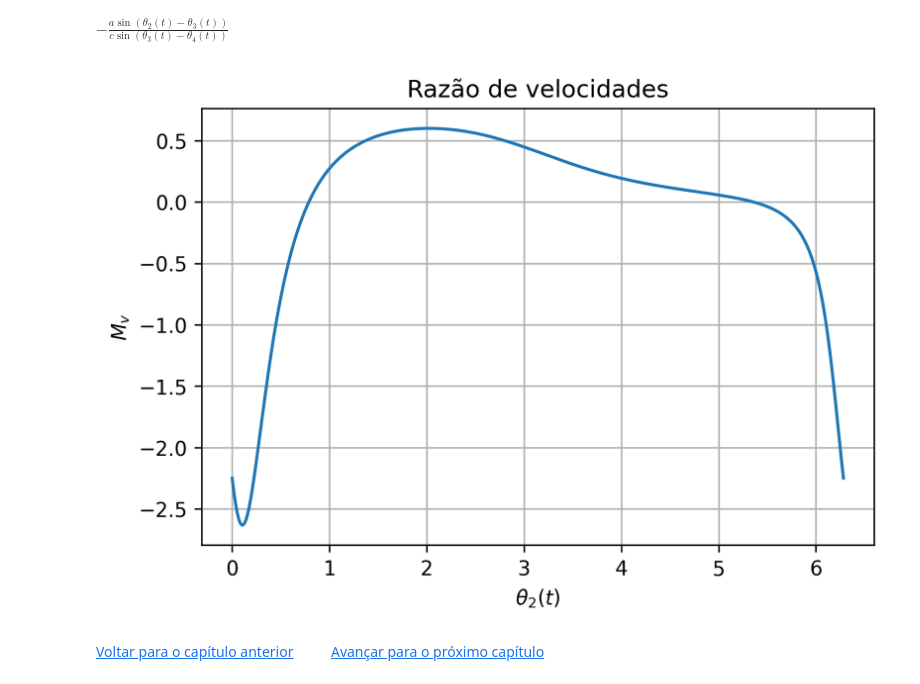
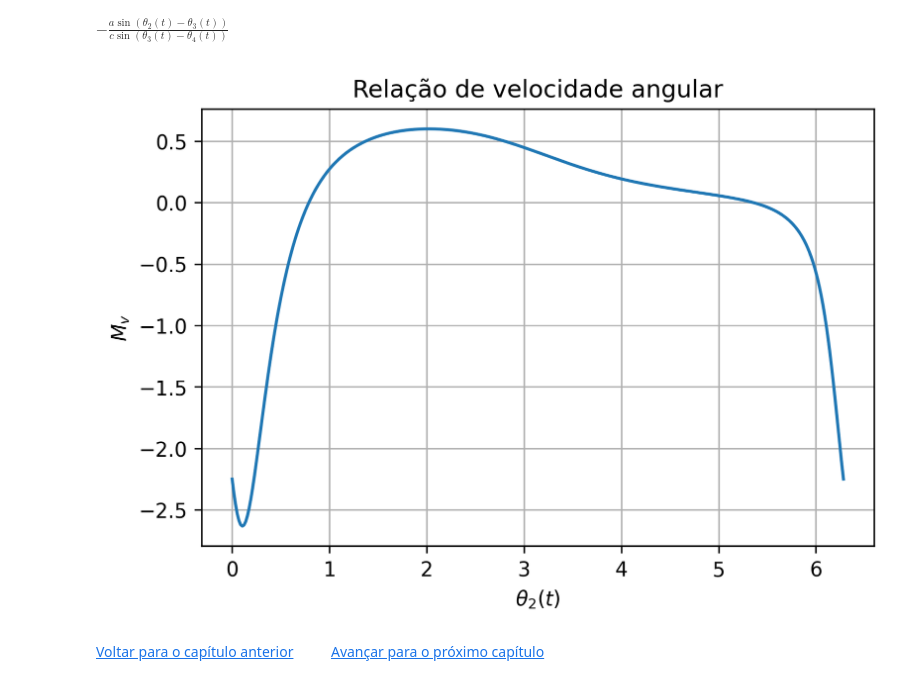
Before and after one commit to Pi-vi/Mecanismos, a Jupyter notebook: Mecs6.ipynb, the cells around one changed output. Cells and saved outputs as stored; diff of their text form; code cells hidden in the pictures.

```diff
--- a/Mecs6.ipynb
+++ b/Mecs6.ipynb
@@ -282,8 +286,8 @@ th3_sol
 # %% [output]
 $\displaystyle - 2 \operatorname{atan}{\left(\frac{2 a b \sin{\left(\theta_{2}{\left(t \right)} \right)} - \sqrt{- a^{4} + 4 a^{3} d \cos{\left(\theta_{2}{\left(t \right)} \right)} + 4 a^{2} b^{2} \sin^{2}{\left(\theta_{2}{\left(t \right)} \right)} + 4 a^{2} b^{2} \cos^{2}{\left(\theta_{2}{\left(t \right)} \right)} - 2 a^{2} b^{2} + 2 a^{2} c^{2} - 4 a^{2} d^{2} \cos^{2}{\left(\theta_{2}{\left(t \right)} \right)} - 2 a^{2} d^{2} - 4 a b^{2} d \cos{\left(\theta_{2}{\left(t \right)} \right)} - 4 a c^{2} d \cos{\left(\theta_{2}{\left(t \right)} \right)} + 4 a d^{3} \cos{\left(\theta_{2}{\left(t \right)} \right)} - b^{4} + 2 b^{2} c^{2} + 2 b^{2} d^{2} - c^{4} + 2 c^{2} d^{2} - d^{4}}}{a^{2} - 2 a b \cos{\left(\theta_{2}{\left(t \right)} \right)} - 2 a d \cos{\left(\theta_{2}{\left(t \right)} \right)} + b^{2} + 2 b d - c^{2} + d^{2}} \right)}$
 # %%
-th4_sol = 2*atan((2*a*c*sin(th2) - sqrt(-a**4 + 4*a**3*d*cos(th2) + 2*a**2*b**2 + 4*a**2*c**2*sin(th2)**2 + 4*a**2*c**2*cos(th2)**2 - 2*a**2*c**2 - 4*a**2*d**2*cos(th2)**2 - 2*a**2*d**2 - 4*a*b**2*d*cos(th2) - 4*a*c**2*d*cos(th2) + 4*a*d**3*cos(th2) - b**4 + 2*b**2*c**2 + 2*b**2*d**2 - c**4 + 2*c**2*d**2 - d**4))/(a**2 + 2*a*c*cos(th2) - 2*a*d*cos(th2) - b**2 + c**2 - 2*c*d + d**2))
-th4_sol
+theta4_sol = 2*atan((2*a*c*sin(theta2) - sqrt(-a**4 + 4*a**3*d*cos(theta2) + 2*a**2*b**2 + 4*a**2*c**2*sin(theta2)**2 + 4*a**2*c**2*cos(theta2)**2 - 2*a**2*c**2 - 4*a**2*d**2*cos(theta2)**2 - 2*a**2*d**2 - 4*a*b**2*d*cos(theta2) - 4*a*c**2*d*cos(theta2) + 4*a*d**3*cos(theta2) - b**4 + 2*b**2*c**2 + 2*b**2*d**2 - c**4 + 2*c**2*d**2 - d**4))/(a**2 + 2*a*c*cos(theta2) - 2*a*d*cos(theta2) - b**2 + c**2 - 2*c*d + d**2))
+theta4_sol
 # %% [output]
 $\displaystyle 2 \operatorname{atan}{\left(\frac{2 a c \sin{\left(\theta_{2}{\left(t \right)} \right)} - \sqrt{- a^{4} + 4 a^{3} d \cos{\left(\theta_{2}{\left(t \right)} \right)} + 2 a^{2} b^{2} + 4 a^{2} c^{2} \sin^{2}{\left(\theta_{2}{\left(t \right)} \right)} + 4 a^{2} c^{2} \cos^{2}{\left(\theta_{2}{\left(t \right)} \right)} - 2 a^{2} c^{2} - 4 a^{2} d^{2} \cos^{2}{\left(\theta_{2}{\left(t \right)} \right)} - 2 a^{2} d^{2} - 4 a b^{2} d \cos{\left(\theta_{2}{\left(t \right)} \right)} - 4 a c^{2} d \cos{\left(\theta_{2}{\left(t \right)} \right)} + 4 a d^{3} \cos{\left(\theta_{2}{\left(t \right)} \right)} - b^{4} + 2 b^{2} c^{2} + 2 b^{2} d^{2} - c^{4} + 2 c^{2} d^{2} - d^{4}}}{a^{2} + 2 a c \cos{\left(\theta_{2}{\left(t \right)} \right)} - 2 a d \cos{\left(\theta_{2}{\left(t \right)} \right)} - b^{2} + c^{2} - 2 c d + d^{2}} \right)}$
 # %%
@@ -292,29 +296,29 @@ Mv
 # %% [output]
 $\displaystyle - \frac{a \sin{\left(\theta_{2}{\left(t \right)} - \theta_{3}{\left(t \right)} \right)}}{c \sin{\left(\theta_{3}{\left(t \right)} - \theta_{4}{\left(t \right)} \right)}}$
 # %%
-Mv = Mv.subs(th3,th3_sol)
-Mv = Mv.subs(th4,th4_sol)
+Mv = Mv.subs(theta3,theta3_sol)
+Mv = Mv.subs(theta4,theta4_sol)
 # %%
 elos = {a: 90, b: 120, c: 150, d: 130}
 Mv = Mv.subs(elos)
 # %%
 import numpy as np
 # %%
-th2_lista = np.linspace(0,2*np.pi,360)
+theta2_lista = np.linspace(0,2*np.pi,360)
 # %%
 Mv_lista = []
-for i in range(0,len(th2_lista)):
-    Mv_lista.append(Mv.subs(th2,th2_lista[i]))
+for i in range(0,len(theta2_lista)):
+    Mv_lista.append(Mv.subs(theta2,theta2_lista[i]))
 # %%
 import matplotlib.pyplot as plt
 # %%
 plt.figure(dpi=300)
-plt.plot(th2_lista,Mv_lista)
+plt.plot(theta2_lista,Mv_lista)
 plt.xlabel(r'$\theta_2(t)$')
 plt.ylabel(r'$M_v$')
-plt.title('Razão de velocidades')
+plt.title('Relação de velocidade angular')
 plt.grid(True)
 # %% [output]
-[figure, old version]
+[figure, new version]
 # %% [markdown]
 [Voltar para o capítulo anterior](Mecs5.ipynb)     $\qquad$   [Avançar para o próximo capítulo](Mecs7.ipynb)
```
Also changed, not shown: parts of 8 cells of this notebook, 12 other files.
